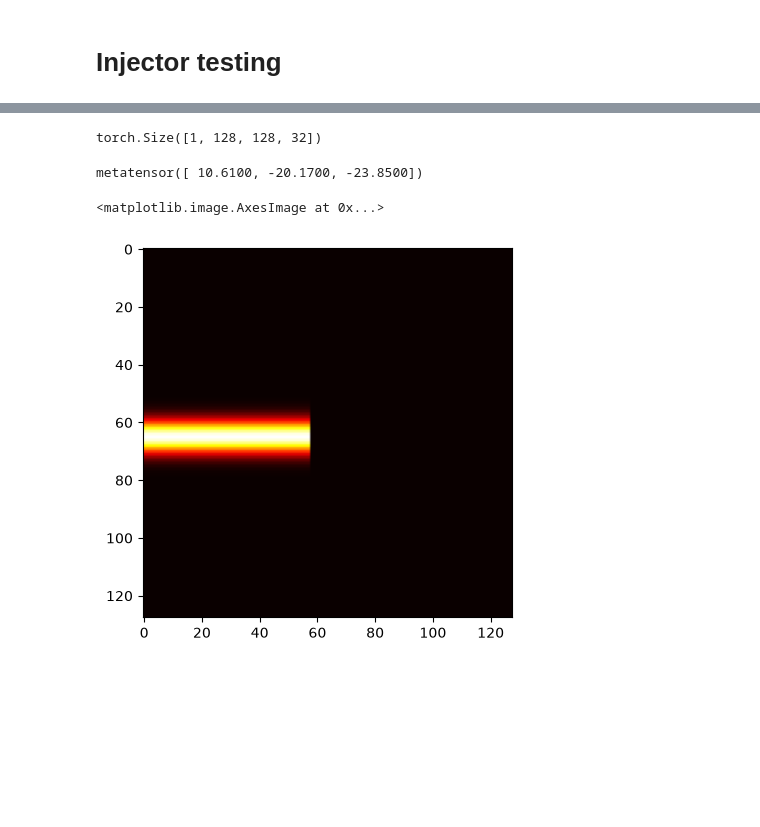
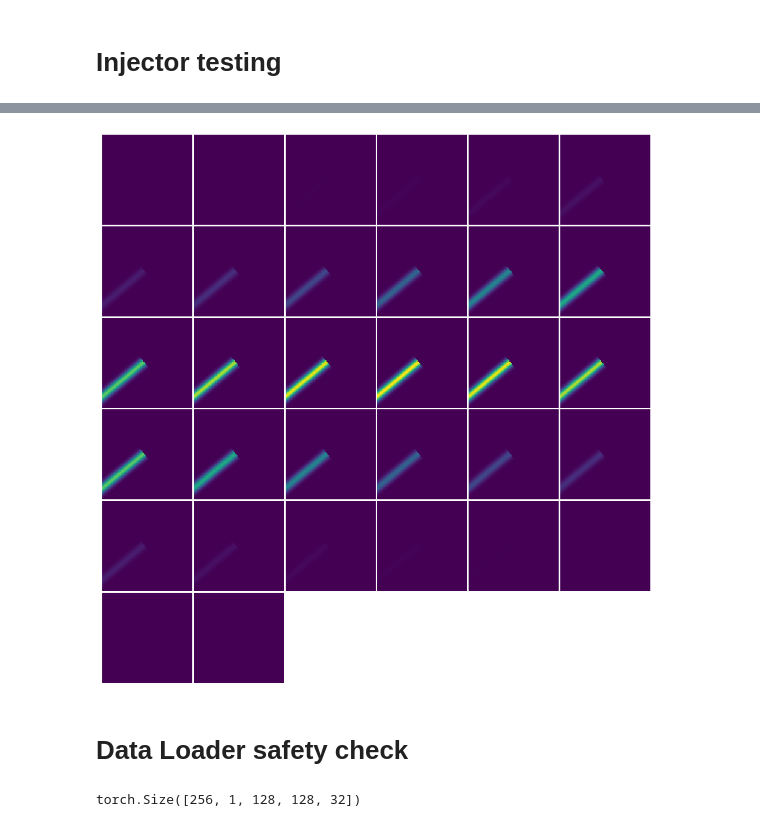
Before and after one commit to Dudgit/nr_dose, a Jupyter notebook: notebooks/atlas.ipynb, the cells around one changed output, grey strips where cells are left out. Drawn from its saved outputs; the diff is of its cells as text; code cells hidden in the pictures; blank space fills up the shorter version.

```diff
--- a/notebooks/atlas.ipynb
+++ b/notebooks/atlas.ipynb
@@ -1053,0 +976,6 @@ data = transforms(sample_dict)
+# %%
+_ = matshow3d(data["geometric_prior"][0],frame_dim = -1,)
+# %% [output]
+[figure, added]
+# %% [markdown]
+# Data Loader safety check
@@ -1054,13 +989,4 @@ data = transforms(sample_dict)
 # %%
-data['geometric_prior'].shape
+batch['geometric_prior'].shape
 # %% [output]
-torch.Size([1, 128, 128, 32])
+torch.Size([256, 1, 128, 128, 32])
-# %%
-data['ray_target']
-# %% [output]
-metatensor([ 10.6100, -20.1700, -23.8500])
-# %%
-plt.imshow(data['geometric_prior'][0,:,:,16], cmap='hot')
-# %% [output]
-<matplotlib.image.AxesImage at 0x...>
-[figure, removed]
```
Also changed, not shown: parts of 19 cells of this notebook, 6 other files.
